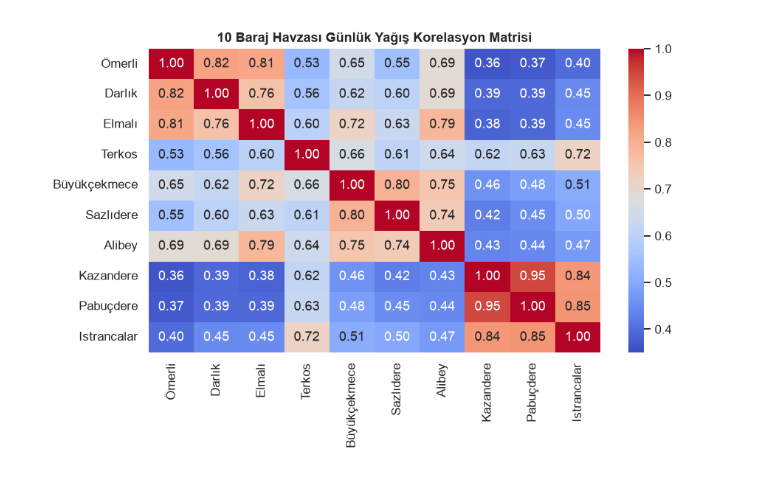
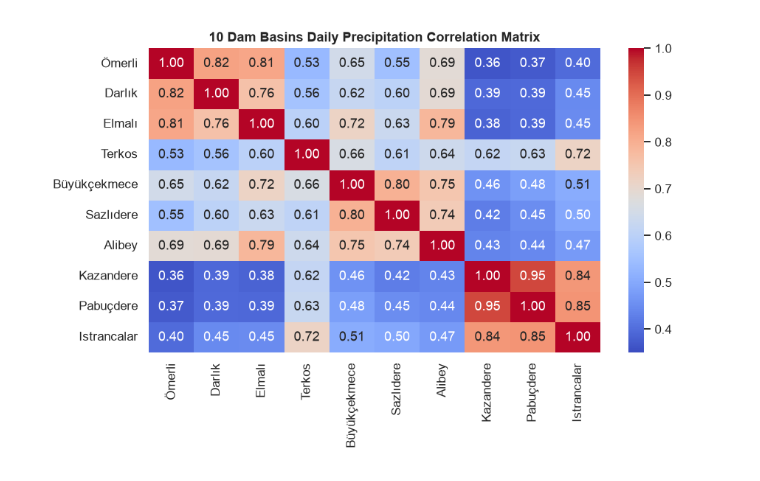
Before and after one commit to Uguravsar75/istanbul-baraj-analizi, a Jupyter notebook: notebooks/istanbul_baraj_kesifsel_analiz.ipynb, the cells around one changed output. Saved outputs shown, nothing was run; the diff lists cells and outputs as text; code cells hidden in the pictures.

Commit message:
docs: convert documentation, charts, EDA notebook, and code comments to English (with bilingual README support)

```diff
--- a/notebooks/istanbul_baraj_kesifsel_analiz.ipynb
+++ b/notebooks/istanbul_baraj_kesifsel_analiz.ipynb
@@ -40,13 +40,13 @@ Aşağıdaki tablo 10 baraj havzasının günlük ortalama, maksimum, yağışl
 # %%
-barajlar = ['Ömerli', 'Darlık', 'Elmalı', 'Terkos', 'Büyükçekmece', 'Sazlıdere', 'Alibey', 'Kazandere', 'Pabuçdere', 'Istrancalar']
+dams = ["Ömerli", "Darlık", "Elmalı", "Terkos", "Büyükçekmece", "Sazlıdere", "Alibey", "Kazandere", "Pabuçdere", "Istrancalar"]
 
-ozet_tablo = pd.DataFrame({
-    'Toplam Yağış (mm)': df_merged[barajlar].sum().round(1),
-    'Yıllık Ort. Yağış (mm/yıl)': (df_merged[barajlar].sum() / (len(df_merged) / 365.25)).round(1),
-    'Günlük Ort. (mm)': df_merged[barajlar].mean().round(2),
-    'Maksimum Günlük (mm)': df_merged[barajlar].max().round(2),
-    'Yağışlı Gün Oranı (%)': ((df_merged[barajlar] > 0.1).mean() * 100).round(1)
-}).sort_values('Toplam Yağış (mm)', ascending=False)
+summary_df = pd.DataFrame({
+    "Cumulative Rainfall (mm)": df_merged[dams].sum().round(1),
+    "Annual Avg Rainfall (mm/yr)": (df_merged[dams].sum() / (len(df_merged) / 365.25)).round(1),
+    "Daily Mean (mm)": df_merged[dams].mean().round(2),
+    "Daily Max (mm)": df_merged[dams].max().round(2),
+    "Rainy Days Ratio (%)": ((df_merged[dams] > 0.1).mean() * 100).round(1)
+}).sort_values("Cumulative Rainfall (mm)", ascending=False)
 
-ozet_tablo
+summary_df
 # %% [output]
@@ -70,9 +70,9 @@ ozet_tablo
 # %%
 fig, ax = plt.subplots(figsize=(8.5, 5.5), dpi=110)
-corr = df_merged[barajlar].corr()
-sns.heatmap(corr, annot=True, fmt='.2f', cmap='coolwarm', vmin=0.35, vmax=1.0, ax=ax)
-ax.set_title('10 Baraj Havzası Günlük Yağış Korelasyon Matrisi', fontweight='bold')
+corr = df_merged[dams].corr()
+sns.heatmap(corr, annot=True, fmt=".2f", cmap="coolwarm", vmin=0.35, vmax=1.0, ax=ax)
+ax.set_title("10 Dam Basins Daily Precipitation Correlation Matrix", fontweight="bold")
 plt.tight_layout()
 plt.show()
 # %% [output]
-[figure, old version]
+[figure, new version]
```
Also changed, not shown: parts of 11 cells of this notebook, 12 other files.
